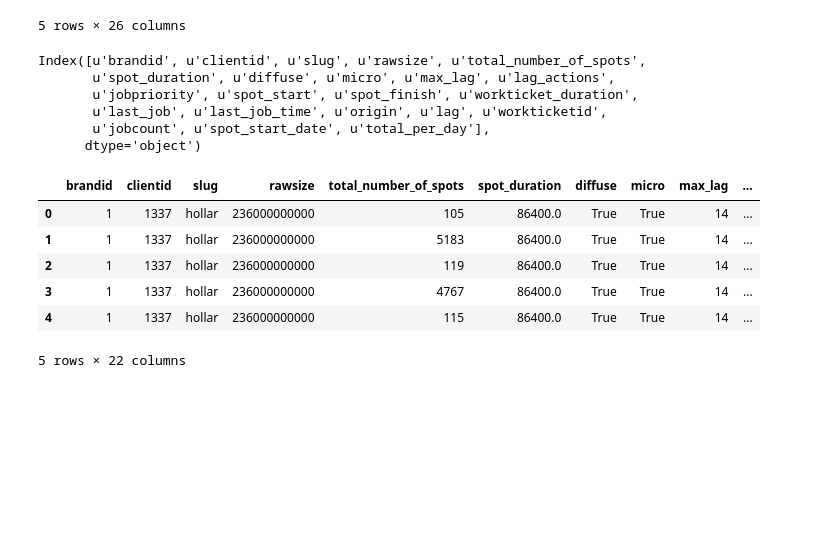
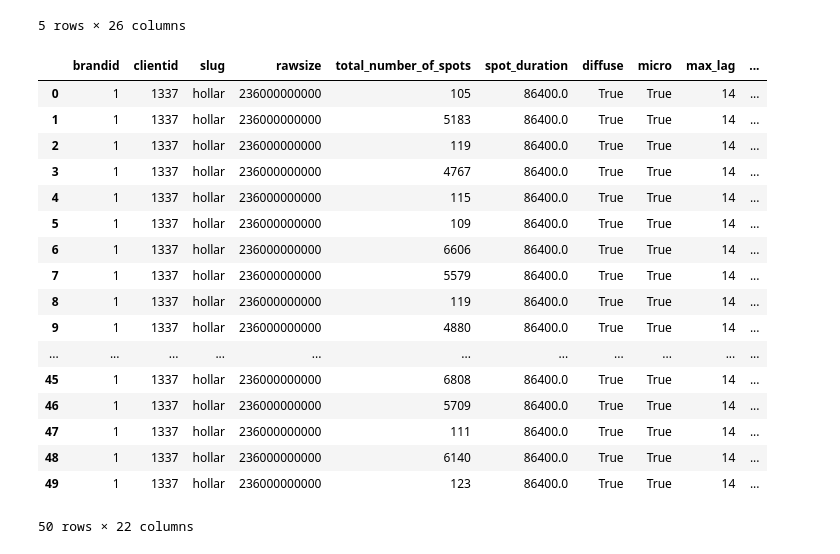
Before and after one commit to ChrisWoodall/notebooks, a Jupyter notebook: Combining data (Hollar Total Actions and Complete data).ipynb, the cells around one changed output. Cells and saved outputs as stored; diff of their text form; code cells hidden in the pictures; blank space fills up the shorter version.

```diff
--- a/Combining data (Hollar Total Actions and Complete data).ipynb
+++ b/Combining data (Hollar Total Actions and Complete data).ipynb
@@ -191,24 +201,29 @@ merged.head()
 | 4 | 1 | 1337 | hollar | 236000000000 | 115 | 86400.0 | True | True | 14 | ... |
 5 rows × 26 columns
 # %%
-
+clean = merged
 clean["total_session_actions"] = clean['total_per_day']
-clean = merged.drop(['cluster_info','date', 'Unnamed: 0', 'spot_start_time'], axis=1)
+clean = merged.drop(['cluster_info','date', 'Unnamed: 0', 'spot_start_time', 'total_per_day'], axis=1)
 clean.columns
+clean
 # %% [output]
+|  | brandid | clientid | slug | rawsize | total_number_of_spots | spot_duration | diffuse | micro | max_lag | ... |
+| 0 | 1 | 1337 | hollar | 236000000000 | 105 | 86400.0 | True | True | 14 | ... |
+| 1 | 1 | 1337 | hollar | 236000000000 | 5183 | 86400.0 | True | True | 14 | ... |
+| 2 | 1 | 1337 | hollar | 236000000000 | 119 | 86400.0 | True | True | 14 | ... |
+| 3 | 1 | 1337 | hollar | 236000000000 | 4767 | 86400.0 | True | True | 14 | ... |
+| 4 | 1 | 1337 | hollar | 236000000000 | 115 | 86400.0 | True | True | 14 | ... |
+| 5 | 1 | 1337 | hollar | 236000000000 | 109 | 86400.0 | True | True | 14 | ... |
+| 6 | 1 | 1337 | hollar | 236000000000 | 6606 | 86400.0 | True | True | 14 | ... |
+| 7 | 1 | 1337 | hollar | 236000000000 | 5579 | 86400.0 | True | True | 14 | ... |
+| 8 | 1 | 1337 | hollar | 236000000000 | 119 | 86400.0 | True | True | 14 | ... |
+| 9 | 1 | 1337 | hollar | 236000000000 | 4880 | 86400.0 | True | True | 14 | ... |
+| ... | ... | ... | ... | ... | ... | ... | ... | ... | ... | ... |
+| 45 | 1 | 1337 | hollar | 236000000000 | 6808 | 86400.0 | True | True | 14 | ... |
+| 46 | 1 | 1337 | hollar | 236000000000 | 5709 | 86400.0 | True | True | 14 | ... |
+| 47 | 1 | 1337 | hollar | 236000000000 | 111 | 86400.0 | True | True | 14 | ... |
+| 48 | 1 | 1337 | hollar | 236000000000 | 6140 | 86400.0 | True | True | 14 | ... |
+| 49 | 1 | 1337 | hollar | 236000000000 | 123 | 86400.0 | True | True | 14 | ... |
-Index([u'brandid', u'clientid', u'slug', u'rawsize', u'total_number_of_spots',
-       u'spot_duration', u'diffuse', u'micro', u'max_lag', u'lag_actions',
-       u'jobpriority', u'spot_start', u'spot_finish', u'workticket_duration',
-       u'last_job', u'last_job_time', u'origin', u'lag', u'workticketid',
-       u'jobcount', u'spot_start_date', u'total_per_day'],
-      dtype='object')
+50 rows × 22 columns
 # %%
 clean.head()
-# %% [output]
-|  | brandid | clientid | slug | rawsize | total_number_of_spots | spot_duration | diffuse | micro | max_lag | ... |
-| 0 | 1 | 1337 | hollar | 236000000000 | 105 | 86400.0 | True | True | 14 | ... |
-| 1 | 1 | 1337 | hollar | 236000000000 | 5183 | 86400.0 | True | True | 14 | ... |
-| 2 | 1 | 1337 | hollar | 236000000000 | 119 | 86400.0 | True | True | 14 | ... |
-| 3 | 1 | 1337 | hollar | 236000000000 | 4767 | 86400.0 | True | True | 14 | ... |
-| 4 | 1 | 1337 | hollar | 236000000000 | 115 | 86400.0 | True | True | 14 | ... |
-5 rows × 22 columns
```
Also changed, not shown: parts of 1 cell of this notebook, 1 other file.
